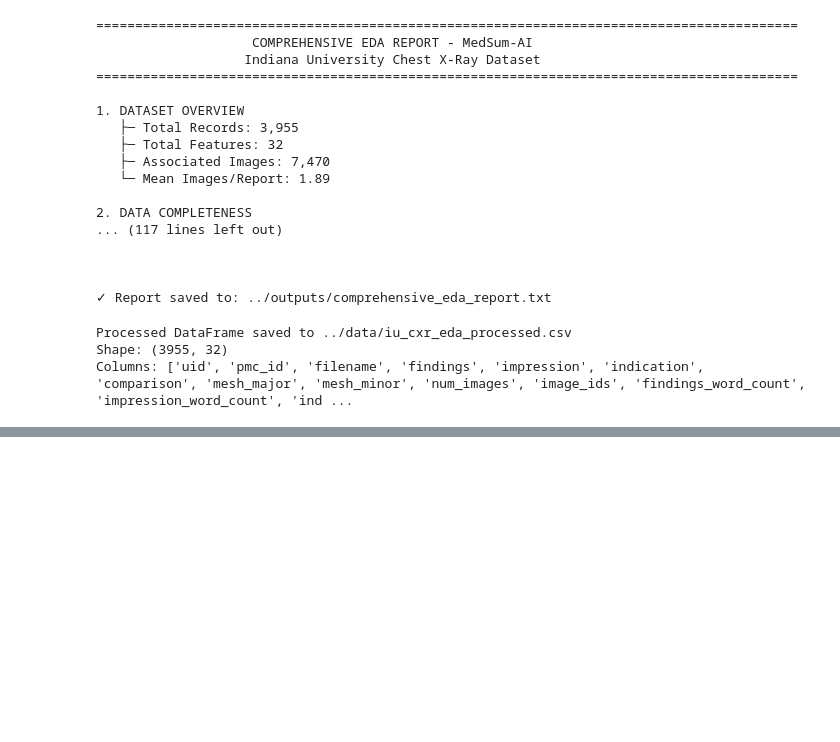
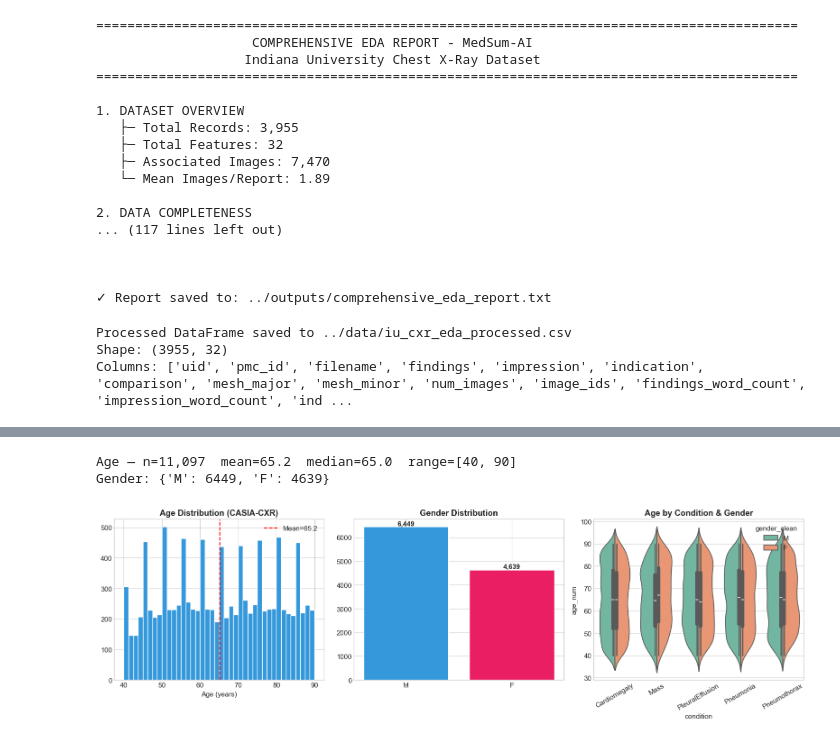
Before and after one commit to AsmaaHamedEwes/MedSum-AI, a Jupyter notebook: notebooks/01_EDA_and_Statistics.ipynb, the cells around one changed output, grey strips where cells are left out. Drawn from its saved outputs; the diff is of its cells as text; code cells hidden in the pictures; blank space fills up the shorter version.

```diff
--- a/notebooks/01_EDA_and_Statistics.ipynb
+++ b/notebooks/01_EDA_and_Statistics.ipynb
@@ -1464,0 +1548,30 @@ Columns: ['uid', 'pmc_id', 'filename', 'findings', 'impression', 'indication', '
+# %%
+# --- Demographics ---
+df_casia['age_num'] = df_casia['PatientAge'].astype(str).str.extract(r'(\d+)')[0].astype(float)
+valid_age = df_casia['age_num'].dropna()
+df_casia['gender_clean'] = df_casia['PatientGender'].astype(str).str.upper().str[0]
+df_casia.loc[~df_casia['gender_clean'].isin(['M','F']), 'gender_clean'] = pd.NA
+
+print(f'Age — n={len(valid_age):,}  mean={valid_age.mean():.1f}  median={valid_age.median():.1f}  range=[{valid_age.min():.0f}, {valid_age.max():.0f}]')
+print('Gender:', df_casia['gender_clean'].value_counts().to_dict())
+
+fig, axes = plt.subplots(1, 3, figsize=(16, 5))
+axes[0].hist(valid_age, bins=40, color='#3498db', edgecolor='white')
+axes[0].axvline(valid_age.mean(), color='red', linestyle='--', label=f'Mean={valid_age.mean():.1f}')
+axes[0].set_title('Age Distribution (CASIA-CXR)', fontweight='bold'); axes[0].set_xlabel('Age (years)'); axes[0].legend()
+
+g = df_casia['gender_clean'].value_counts()
+axes[1].bar(g.index.astype(str), g.values, color=['#3498db','#e91e63'], edgecolor='white')
+axes[1].set_title('Gender Distribution', fontweight='bold')
+for i, v in enumerate(g.values):
+    axes[1].text(i, v+50, f'{v:,}', ha='center', fontweight='bold')
+
+sns.violinplot(data=df_casia.dropna(subset=['age_num']), x='condition', y='age_num',
+               hue='gender_clean', split=True, ax=axes[2])
+axes[2].set_title('Age by Condition & Gender', fontweight='bold')
+axes[2].tick_params(axis='x', rotation=30)
+plt.tight_layout(); plt.show()
+# %% [output]
+Age — n=11,097  mean=65.2  median=65.0  range=[40, 90]
+Gender: {'M': 6449, 'F': 4639}
+[figure, added]
```
Also changed, not shown: parts of 9 cells of this notebook, 45 other files.
